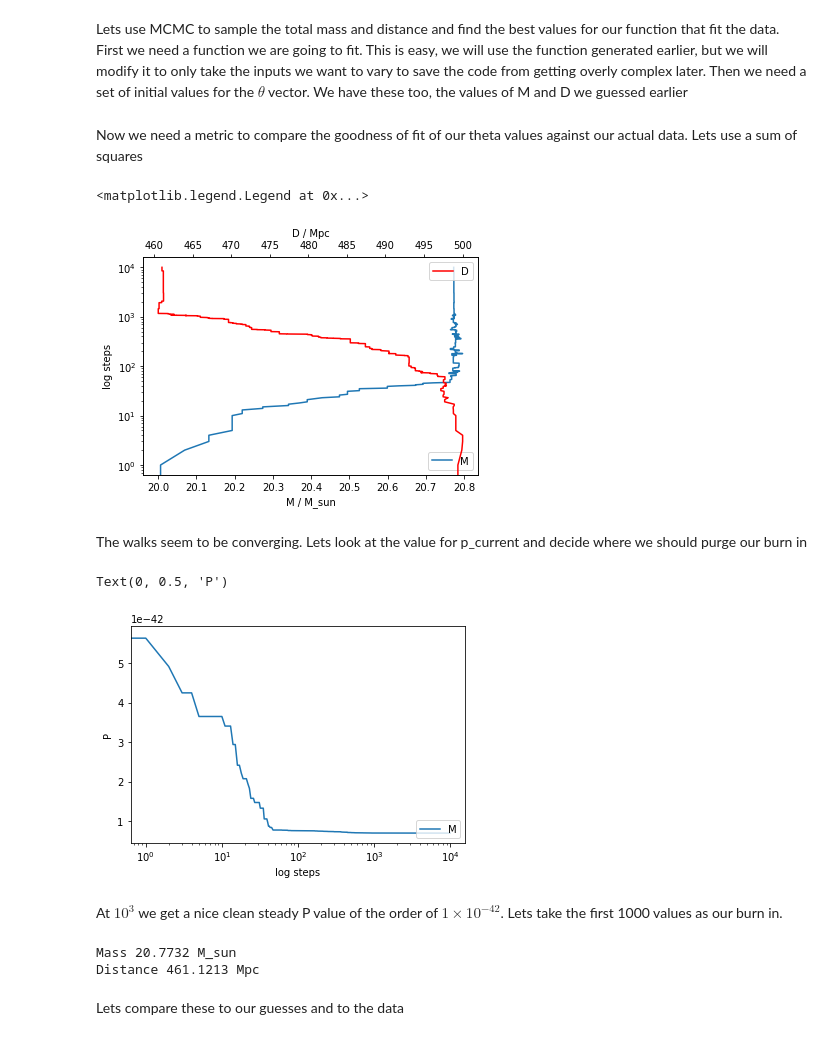
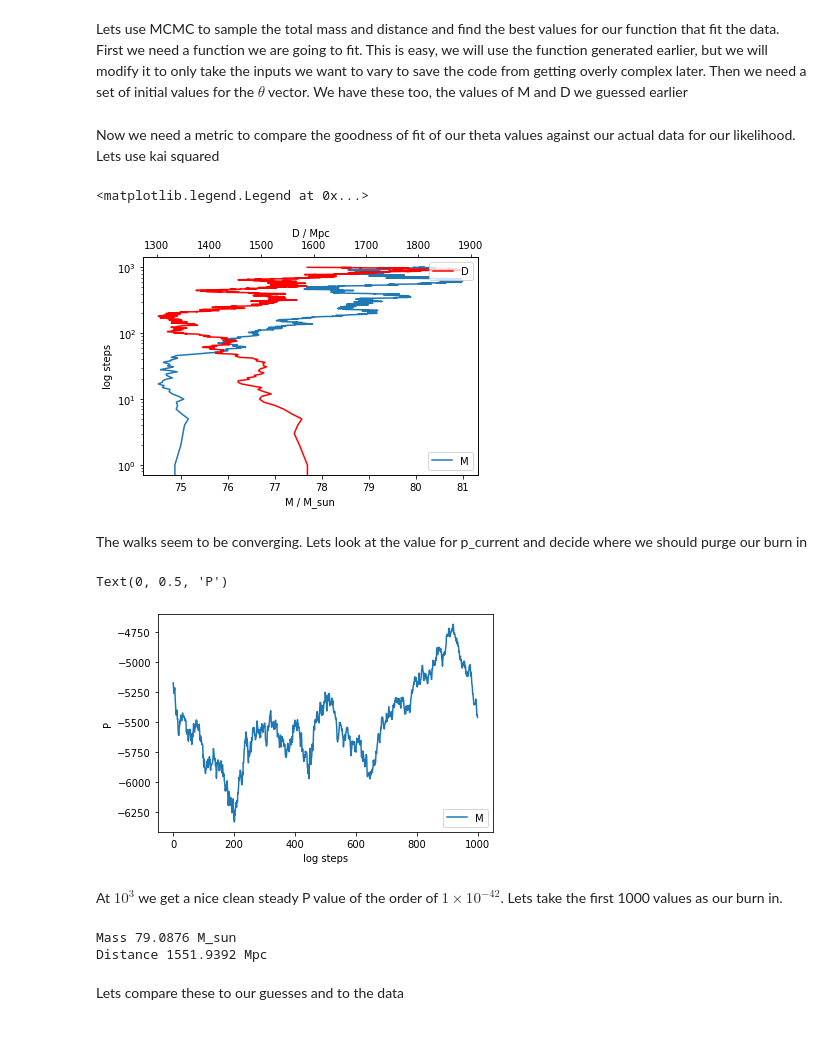
Before and after one commit to Clarke-Jools-36/DataAnalysis22, a Jupyter notebook: CA2_1903779.ipynb, the cells around one changed output. Saved outputs shown, nothing was run; the diff lists cells and outputs as text; code cells hidden in the pictures.

```diff
--- a/CA2_1903779.ipynb
+++ b/CA2_1903779.ipynb
@@ -428,7 +428,9 @@ and $t=0$ is defined as being the time at which the merger occurred.
 # %%
 def scale_ref(t,M,D): #M_sun, Mpc
   M_prime, D_prime = 40, 1 #M_sun, Mpc
-  s = (M/M_prime)*(D_prime/D)*np.array(interp_fn((M/M_prime)*t))
+  tprime = (M_prime/M)*t
+  hprime = interp_fn(tprime)
+  s = (M/M_prime)*(D_prime/D)*hprime
   return np.array([t,s])
 # %% [markdown]
 If I test the function with the same M and D as the interpolated reference, then I should get exactly the same result
@@ -518,6 +520,6 @@ The fucntion doesnt fit the data very well. While it is aproximatrely the correc
 # %%
-#M_guess,D_guess = 20.8,450
-M_guess,D_guess = 20,500
+M_guess,D_guess = 75,1600
+
 
 plt.plot(t_obs,s_obs, label="Observed Data")
 plt.plot(*scale_ref(t_obs,M_guess,D_guess), label="Reference")
@@ -558,25 +562,26 @@ def scale_ref_mcmc(M,D): #M_sun, Mpc
 
 theta = np.array([M_guess,D_guess])
 # %% [markdown]
-Now we need a metric to compare the goodness of fit of our theta values against our actual data. Lets use a sum of squares
+Now we need a metric to compare the goodness of fit of our theta values against our actual data for our likelihood. Lets use kai squared
 # %%
 def posterior(theta):
   data = s_obs
   posterior = scale_ref_mcmc(*theta)
-  return np.sum((posterior-data)**2)
+  #return -0.5*np.sum((posterior-data)**2)
+  return -0.5*np.sum((data-posterior)**2) / std_obs**2
 # %%
 from tqdm.notebook import trange
 # %%
 # set up MCMC step paramaters
-N_mcmc = 10000
+N_mcmc = 1000
 theta_current = np.zeros([N_mcmc+1,2])
 p_current = np.zeros(N_mcmc+1)
 
 theta_current[0] = theta
 
 # choose a value for width of normal distribution to get the step in seconds
-sigma_m_mcmc = 0.05
-sigma_d_mcmc = 0.5
+sigma_m_mcmc = 0.1
+sigma_d_mcmc = 10
 
 
 for i in trange(N_mcmc):
@@ -595,7 +600,7 @@ for i in trange(N_mcmc):
     p_proposed = posterior(theta_proposed)
 
     #  keep value if probability proposed theta less than the current prob
-    if p_proposed < p_current[i]:
+    if p_proposed > p_current[i]:
         theta_current[i+1] = theta_proposed
     else:
     # if probability higher
@@ -604,7 +609,7 @@ for i in trange(N_mcmc):
         # generate random number for probability
         u_random = np.random.uniform(0,1)
         # if u_random < p_new_move, then accept, if not, reject
-        if u_random >= p_new_move:
+        if u_random <= p_new_move:
             theta_current[i+1] = theta_proposed
         else:
             theta_current[i+1] = theta_current[i]
@@ -623,27 +628,29 @@ plt.xlabel('D / Mpc')
 plt.legend(loc="upper right")
 # %% [output]
 <matplotlib.legend.Legend at 0x...>
-[figure, old version]
+[figure, new version]
 # %% [markdown]
 The walks seem to be converging. Lets look at the value for p_current and decide where we should purge our burn in
 # %%
-plt.semilogx(x_mcmc[:-1],p_current[:-1], label="M")
+plt.plot(x_mcmc[:-1],p_current[:-1], label="M")
 plt.legend(loc="lower right")
 plt.xlabel('log steps')
 plt.ylabel('P')
 # %% [output]
 Text(0, 0.5, 'P')
-[figure, old version]
+[figure, new version]
 # %% [markdown]
 At $10^3$ we get a nice clean steady P value of the order of $1\times10^{-42}$. Lets take the first 1000 values as our burn in.
 # %%
-M = np.mean(theta_current[1000:,0])
-D = np.mean(theta_current[1000:,1])
+burn_in=100
+
+M = np.mean(theta_current[burn_in:,0])
+D = np.mean(theta_current[burn_in:,1])
 print(f"Mass {M:.4f} M_sun")
 print(f"Distance {D:.4f} Mpc")
 # %% [output]
-Mass 20.7732 M_sun
-Distance 461.1213 Mpc
+Mass 79.0876 M_sun
+Distance 1551.9392 Mpc
 # %% [markdown]
 Lets compare these to our guesses and to the data
 # %%
```
Also changed, not shown: parts of 22 cells of this notebook.
